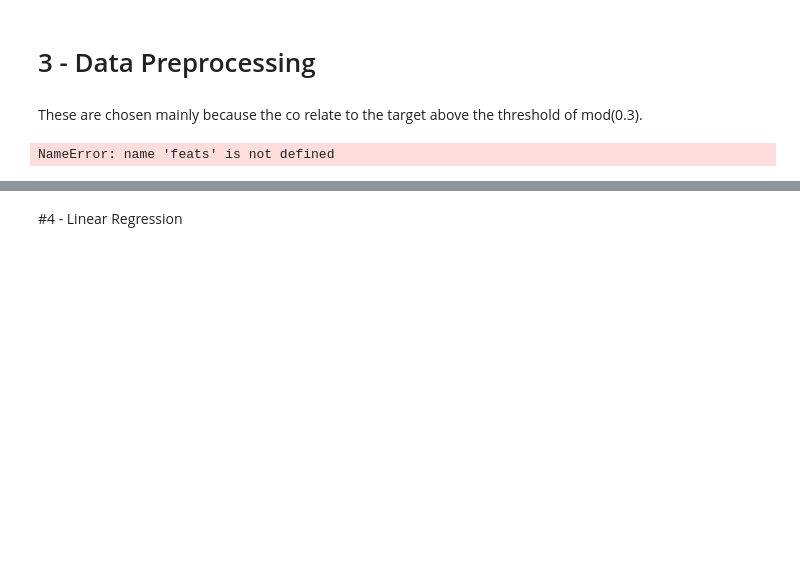
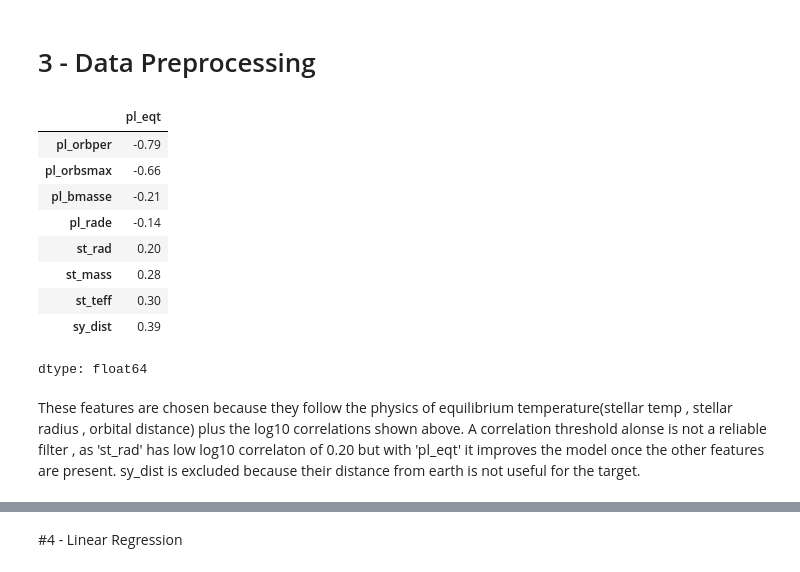
Before and after one commit to Xrash09/CSA-AI-ML, a Jupyter notebook: data_analysis.ipynb, the cells around one changed output, grey strips where cells are left out. Cells and saved outputs as stored; diff of their text form; code cells hidden in the pictures; blank space fills up the shorter version.

```diff
--- a/data_analysis.ipynb
+++ b/data_analysis.ipynb
@@ -225,2 +222,0 @@ relevant_feats =['pl_orbper', 'pl_orbsmax','sy_dist','st_teff', 'st_mass', 'pl_b
-# %% [markdown]
-These are chosen mainly because the co relate to the target above the threshold of mod(0.3).
@@ -229,19 +223,28 @@ These are chosen mainly because the co relate to the target above the threshold
+# %%
+# log10 correlation of every candidate with the target (evidence for the feature choice)
+logged.corr()["pl_eqt"].drop("pl_eqt").round(2).sort_values()
+# %% [output]
+|  | pl_eqt |
+| pl_orbper | -0.79 |
+| pl_orbsmax | -0.66 |
+| pl_bmasse | -0.21 |
+| pl_rade | -0.14 |
+| st_rad | 0.20 |
+| st_mass | 0.28 |
+| st_teff | 0.30 |
+| sy_dist | 0.39 |
+dtype: float64
+# %% [markdown]
+These features are chosen because they follow the physics of equilibrium temperature(stellar temp , stellar radius , orbital distance) plus the log10 correlations shown above. A correlation threshold alonse is not a reliable filter , as 'st_rad' has low log10 correlaton of 0.20 but with 'pl_eqt' it improves the model once the other features are present. sy_dist is excluded because their distance from earth is not useful for the target.
 # %%
 target = "pl_eqt"
-candidates = []
-for c in relevant_feats:
-    if c != TARGET:
-        candidates.append(c)
 
-log_feats =relevant_feats
-
-def make_X(data, feat_cols, log_cols):
-  X = data[feat_cols].copy()
-  for c in log_cols:
-      X[c] = np.log10(X[c].where(X[c] > 0))
-  return X
+def make_X(data, feat_cols):
+    """Select the feature columns and take log10; non-positive values become NaN."""
+    X = data[feat_cols].copy()
+    for c in feat_cols:
+        X[c] = np.log10(X[c].where(X[c] > 0))
+    return X
-# %% [output]
-NameError: name 'feats' is not defined
 # %%
 seed = np.random.default_rng(42)
 perm = seed.permutation(len(df_t))
```
Also changed, not shown: parts of 17 cells of this notebook.
